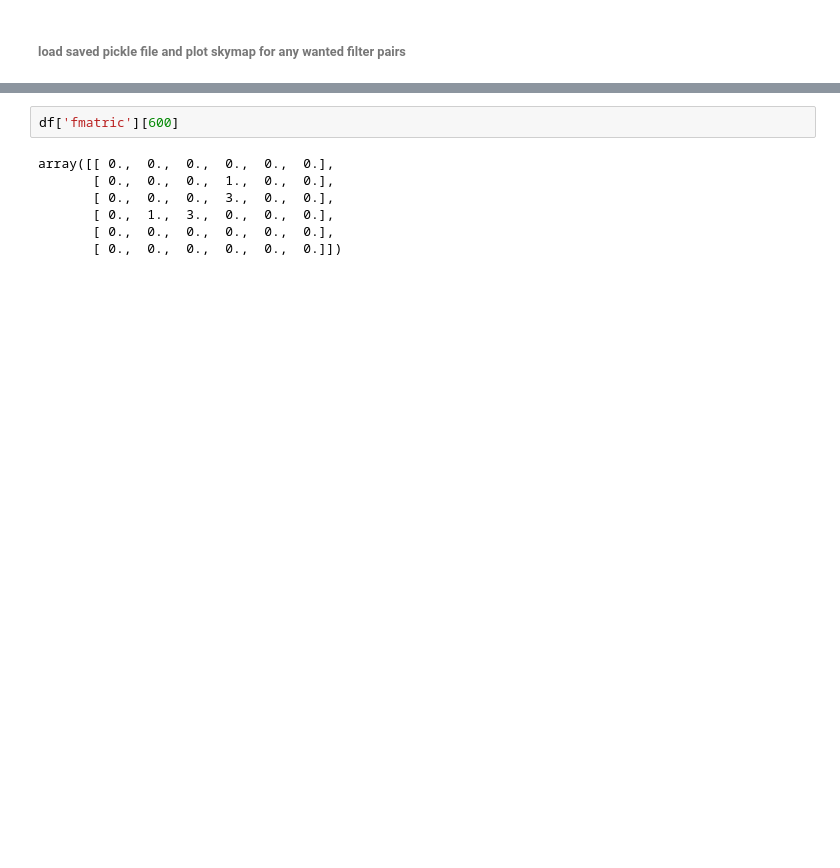
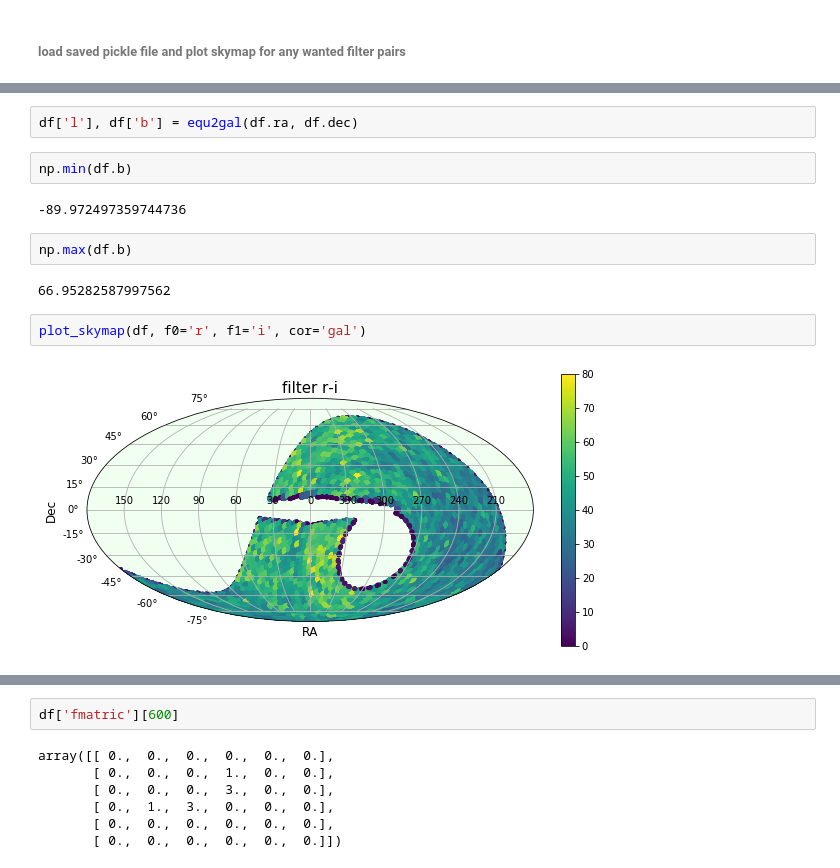
Before and after one commit to xiaolng/weekly_report, a Jupyter notebook: source/filterPairsMetric.ipynb, the cells around one changed output, grey strips where cells are left out. Cells and saved outputs as stored; diff of their text form; blank space fills up the shorter version.

```diff
--- a/source/filterPairsMetric.ipynb
+++ b/source/filterPairsMetric.ipynb
@@ -201,3 +229,17 @@ df.head()
+# %%
+df['l'], df['b'] = equ2gal(df.ra, df.dec)
+# %%
+np.min(df.b)
+# %% [output]
+-89.972497359744736
+# %%
+np.max(df.b)
+# %% [output]
+66.95282587997562
+# %%
+plot_skymap(df, f0='r', f1='i', cor='gal')
+# %% [output]
+[figure, added]
 # %%
 plot_skymap(df, f0='r', f1='i')
 # %% [output]
```
Also changed, not shown: parts of 13 cells of this notebook, 2 other files.
